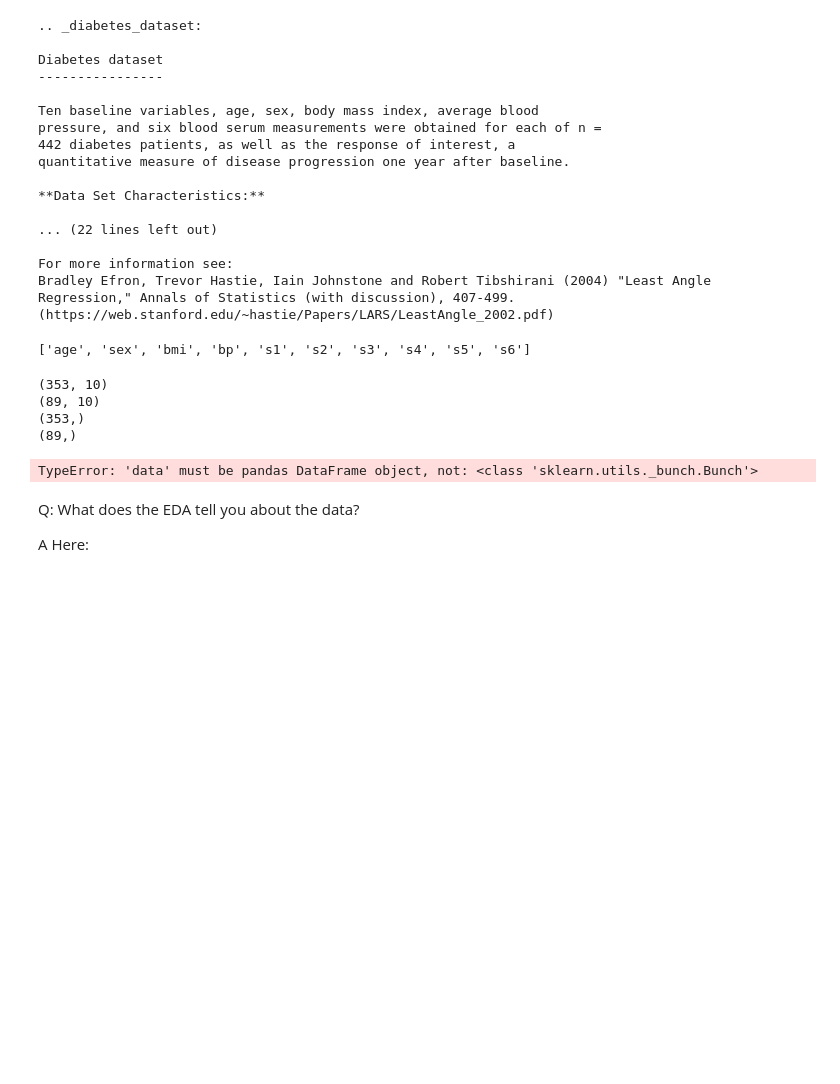
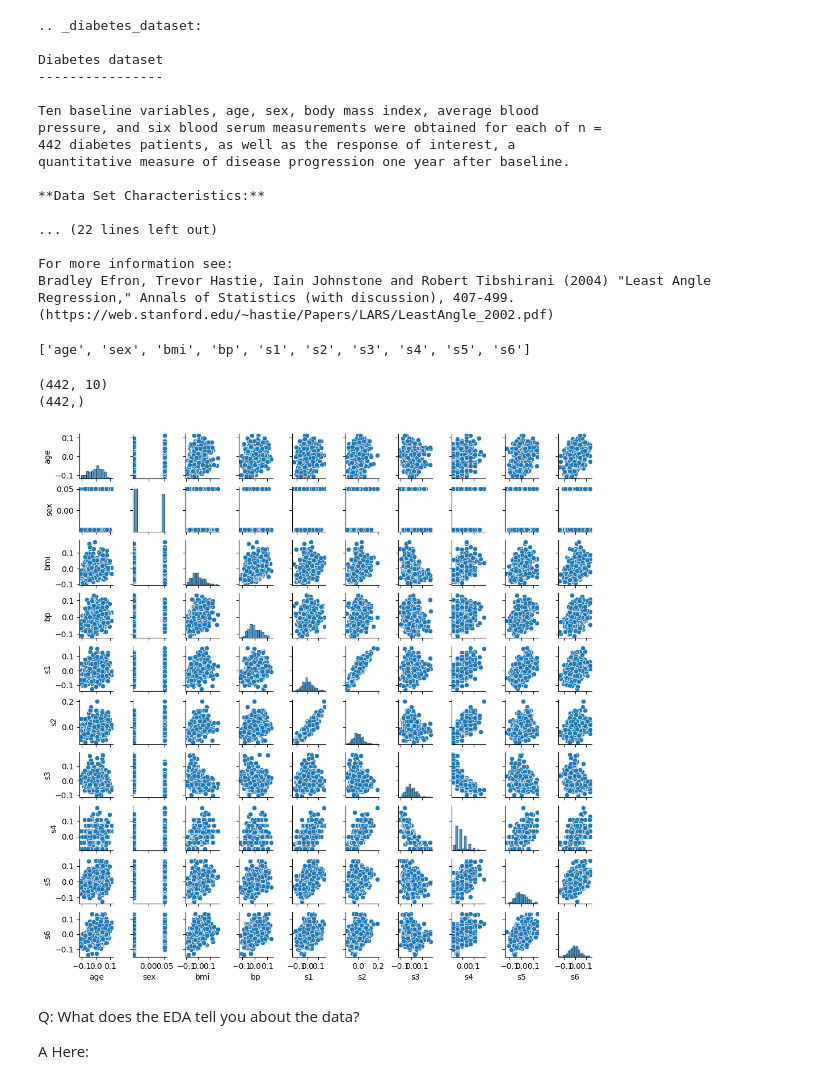
Before and after one commit to DataScienceAndEngineering/hw4-problem-3-feature-selection-OluwaseunG, a Jupyter notebook: dsei2100s24hw4p3-feature-selection.ipynb, the cells around one changed output. Cells and saved outputs as stored; diff of their text form; code cells hidden in the pictures; blank space fills up the shorter version.

```diff
--- a/dsei2100s24hw4p3-feature-selection.ipynb
+++ b/dsei2100s24hw4p3-feature-selection.ipynb
@@ -84,20 +85,18 @@ print(data.feature_names)
 X_train,X_test, y_train, y_test=train_test_split(X,y, test_size=0.2, random_state=42)
 # %%
 # Check the shapes
-print(X_train.shape)
-print(X_test.shape)
-print(y_train.shape)
-print(y_test.shape)
+print(X.shape)
+print(y.shape)
 # %% [output]
-(353, 10)
-(89, 10)
-(353,)
-(89,)
+(442, 10)
+(442,)
 # %%
 # Do a pair plot
-sns.pairplot()
+df=pd.DataFrame(X, columns=data.feature_names)
+sns.pairplot(df, height=1)
+plt.show()
 # %% [output]
-TypeError: 'data' must be pandas DataFrame object, not: <class 'sklearn.utils._bunch.Bunch'>
+[figure, added]
 # %% [markdown]
 Q: What does the EDA tell you about the data?
 
```
Also changed, not shown: parts of 6 cells of this notebook.
